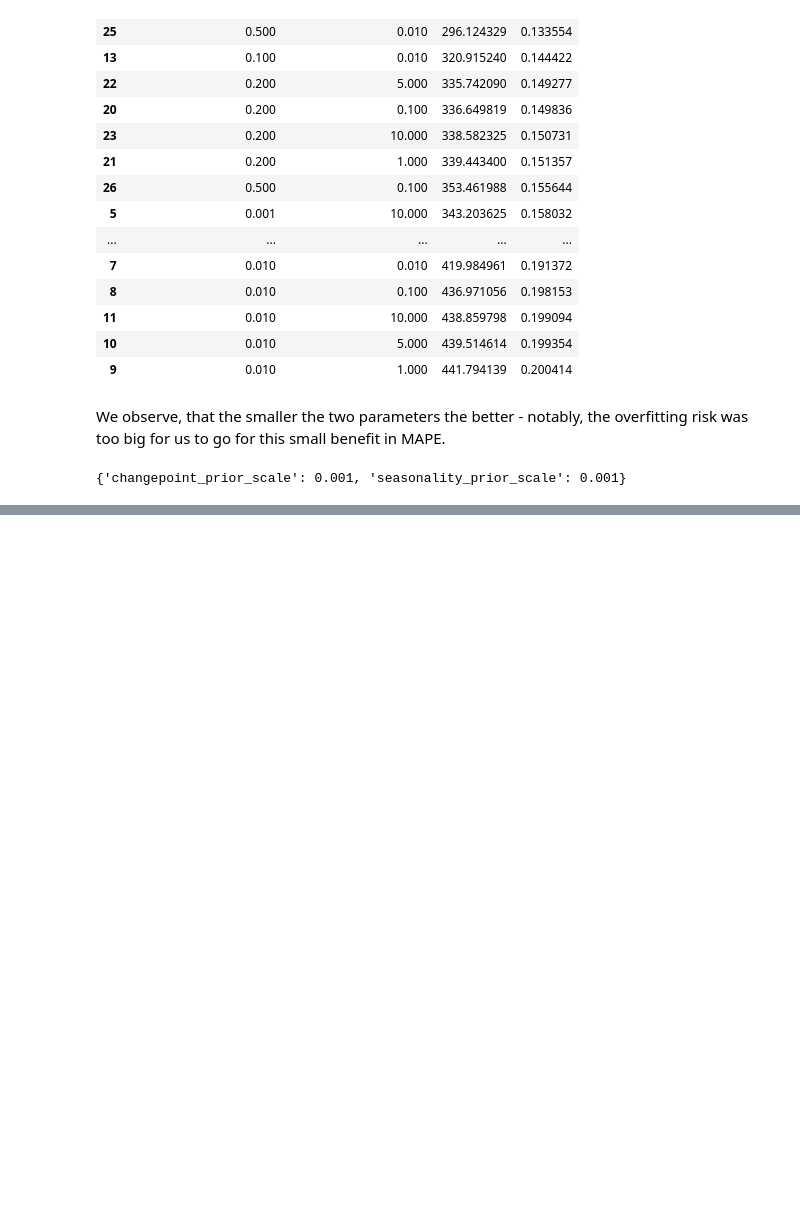
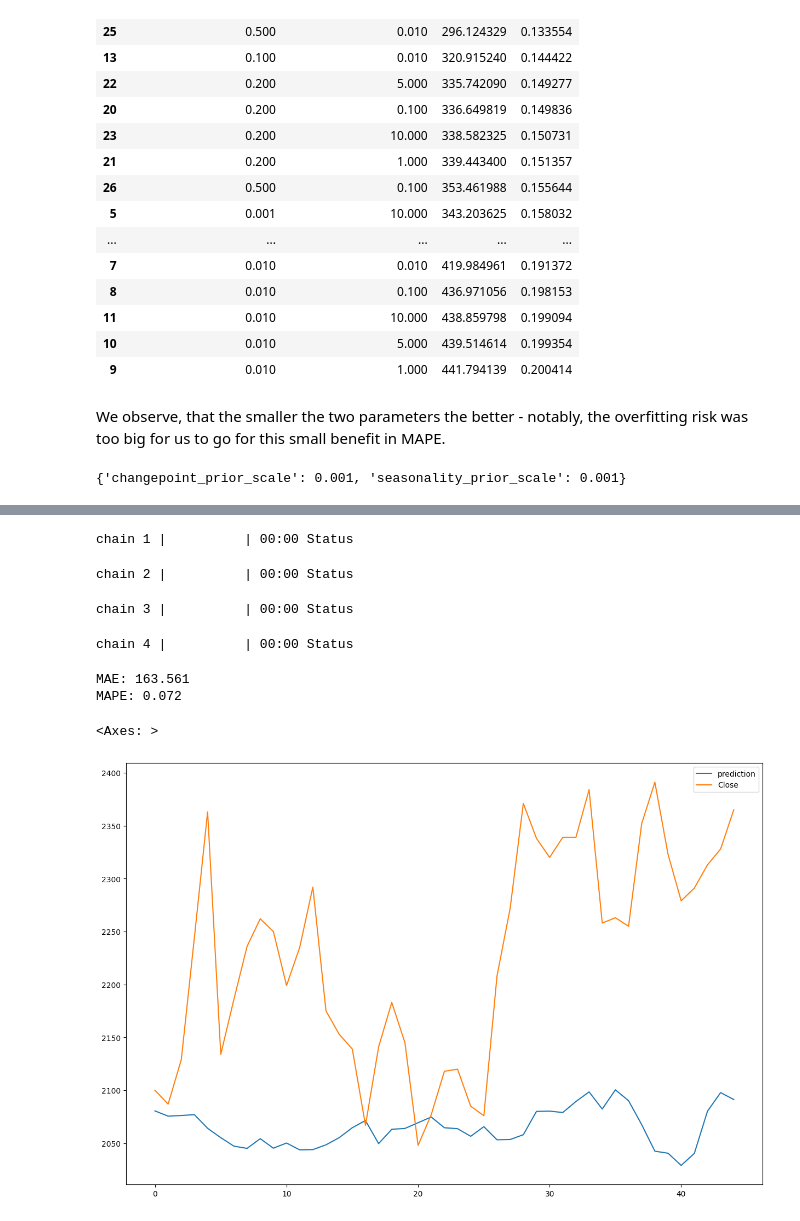
Before and after one commit to afoster28/ml_fin2, a Jupyter notebook: Tokyo_Stock_Prices_A_Foster,_M_Staniszewski.ipynb, the cells around one changed output, grey strips where cells are left out. Cells and saved outputs as stored; diff of their text form; code cells hidden in the pictures; blank space fills up the shorter version.

```diff
--- a/Tokyo_Stock_Prices_A_Foster,_M_Staniszewski.ipynb
+++ b/Tokyo_Stock_Prices_A_Foster,_M_Staniszewski.ipynb
@@ -505,0 +480,26 @@ MAPE: 0.019
+# %%
+lgt = LGT(
+    response_col='Close',
+    date_col='Date',
+    estimator='stan-mcmc', # Markov Chain Monte Carlo
+    seasonality=365,
+    seed=8888,
+)
+lgt.fit(df=train_df) #Fit the model
+predicted_df = lgt.predict(df=test_df) # Predict with LGT
+# Merge results with actual data:
+full['ds'] = pd.to_datetime(full.index, utc = True)
+predicted_df['ds'] = pd.to_datetime(predicted_df['Date'], utc = True)
+
+df_merge = pd.merge(full, predicted_df, on='ds')
+df_merge = df_merge[['ds','prediction', 'Close']]
+# Calculate out-of-sample MAPE
+y_true = df_merge['Close'].values
+y_pred = df_merge['prediction'].values
+mae_01 = mean_absolute_error(y_true, y_pred)
+print('MAE: %.3f' % mae_01)
+mape_01 = mean_absolute_percentage_error(y_true, y_pred)
+print('MAPE: %.3f' % mape_01)
+# Plot:
+df_merge[['prediction', 'Close']].plot()
+# %% [output]
@@ -505,0 +508,8 @@ MAPE: 0.019
+chain 1 |          | 00:00 Status
+chain 2 |          | 00:00 Status
+chain 3 |          | 00:00 Status
+chain 4 |          | 00:00 Status
+MAE: 163.561
+MAPE: 0.072
+<Axes: >
+[figure, added]
```
Also changed, not shown: parts of 20 cells of this notebook, 1 other file.
